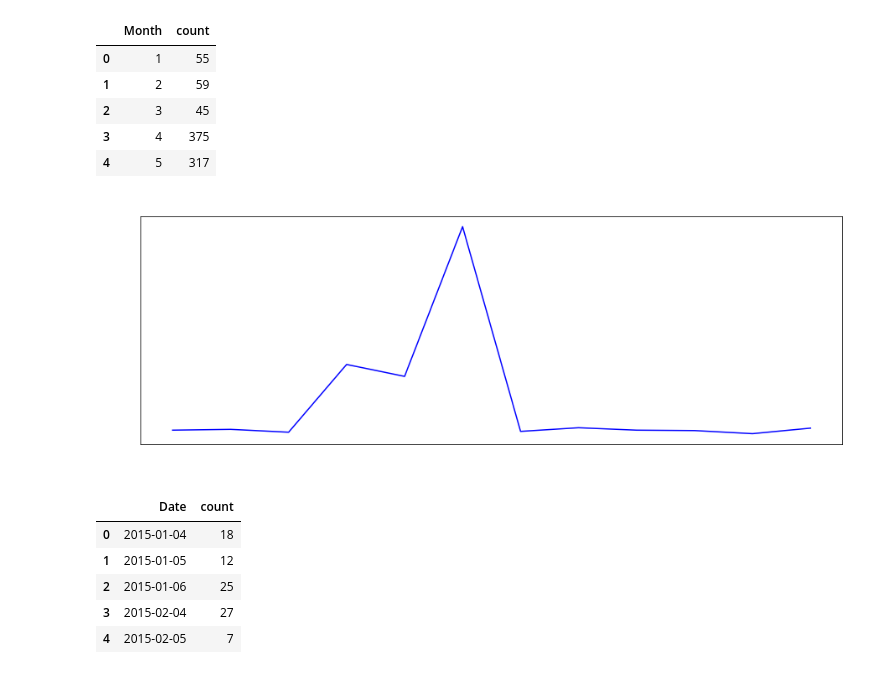
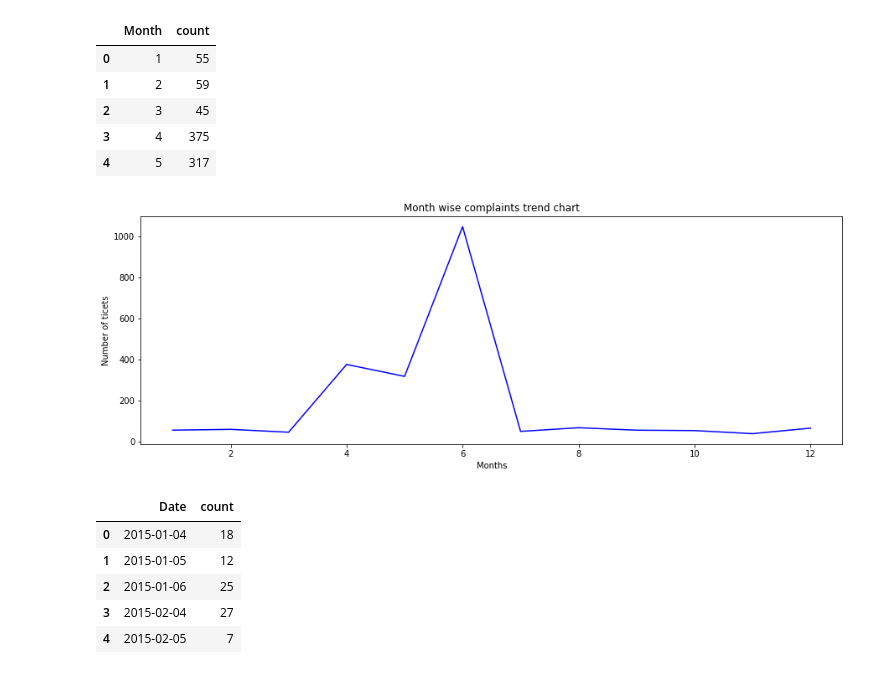
Before and after one commit to shishir247/ML-Projects-with-python, a Jupyter notebook: Comcast_telecom_complaints_data_analysis.ipynb, the cells around one changed output. Cells and saved outputs as stored; diff of their text form; code cells hidden in the pictures.

```diff
--- a/Comcast_telecom_complaints_data_analysis.ipynb
+++ b/Comcast_telecom_complaints_data_analysis.ipynb
@@ -158,17 +157,15 @@ month_wise_tickets.head()
 # %%
 # Month wise complaints trend chart
 import matplotlib.pyplot as plt
 
 plt.figure(figsize = (15,5)) # increasing plot size
 plt.plot(month_wise_tickets['Month'],month_wise_tickets['count'],color='blue') #defining x, y for plot
-plt.title("Month wise complaints trend chart", color = "white") #plot title
-plt.xlabel('Months', color = "white") # plot x_label
-plt.ylabel("Number of ticets", color = "white") # plot y_label
-plt.tick_params(axis='x', colors ='w') # plot x axis color
-plt.tick_params(axis='y', colors ='w') # plot y axis color
+plt.title("Month wise complaints trend chart") #plot title
+plt.xlabel('Months') # plot x_label
+plt.ylabel("Number of ticets") # plot y_label
 plt.show()
 # %% [output]
-[figure, old version]
+[figure, new version]
 # %%
 # Daily complaints
 daily_tickets = data.groupby("Date").Ticket_No.agg(["count"]) # Extracting day wise ticket counts
```
Also changed, not shown: parts of 13 cells of this notebook.
